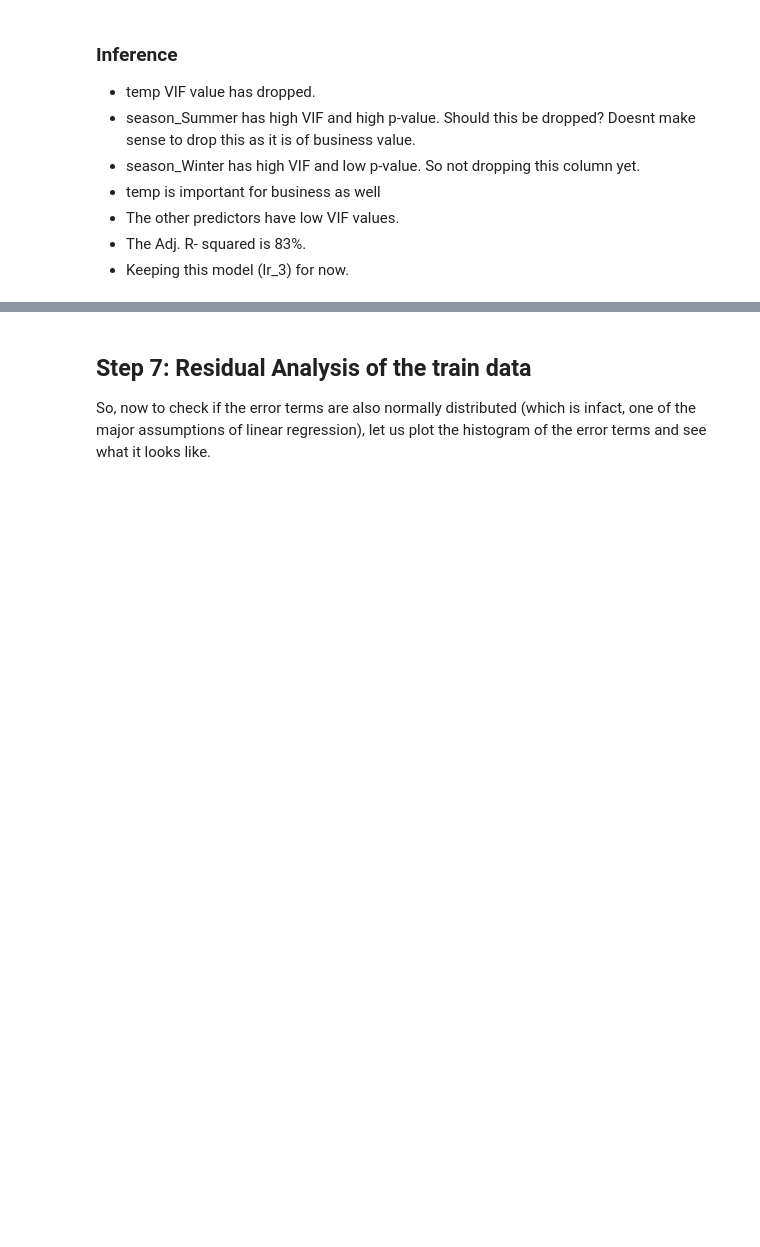
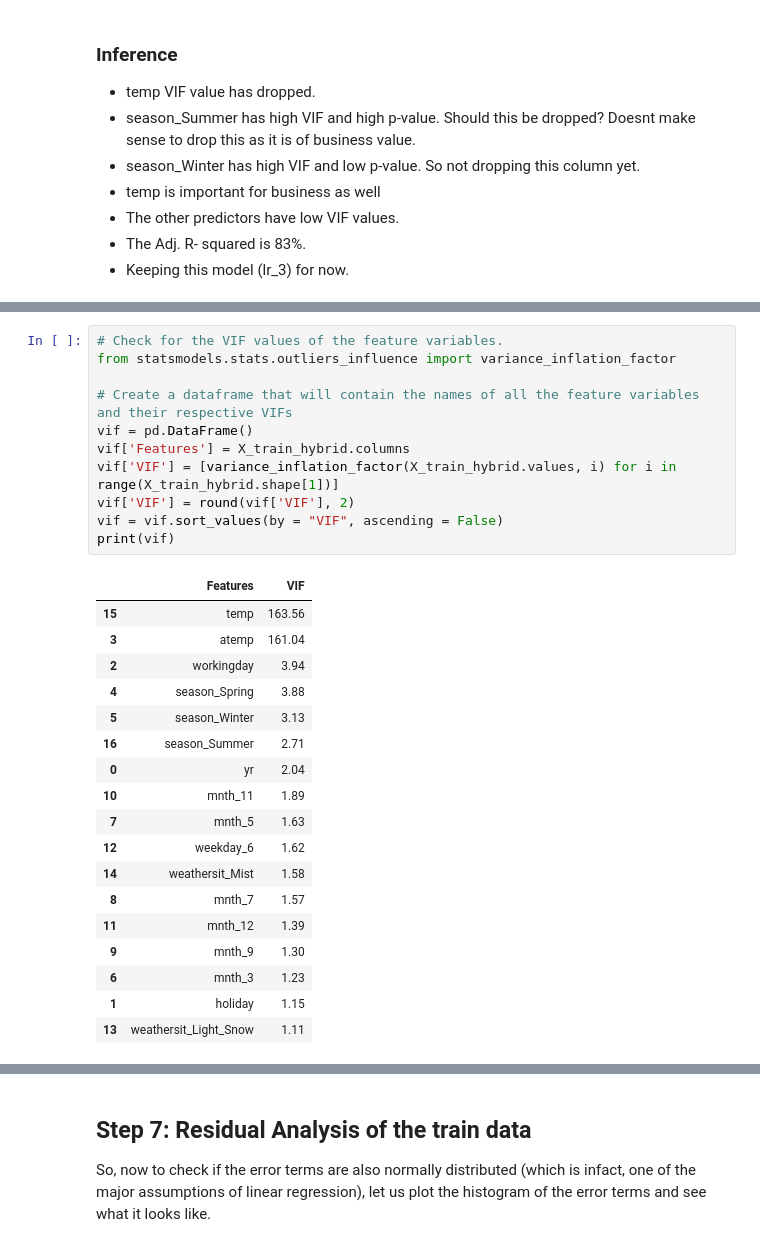
Before and after one commit to kishore-n-george/multiple-linear-regression, a Jupyter notebook: Multiple+Linear+Regression+Bike+Sharing+Case+Study.ipynb, the cells around one changed output, grey strips where cells are left out. Saved outputs shown, nothing was run; the diff lists cells and outputs as text; blank space fills up the shorter version.

```diff
--- a/Multiple+Linear+Regression+Bike+Sharing+Case+Study.ipynb
+++ b/Multiple+Linear+Regression+Bike+Sharing+Case+Study.ipynb
@@ -616,0 +807,30 @@ vif
+# %%
+# Check for the VIF values of the feature variables.
+from statsmodels.stats.outliers_influence import variance_inflation_factor
+
+# Create a dataframe that will contain the names of all the feature variables and their respective VIFs
+vif = pd.DataFrame()
+vif['Features'] = X_train_hybrid.columns
+vif['VIF'] = [variance_inflation_factor(X_train_hybrid.values, i) for i in range(X_train_hybrid.shape[1])]
+vif['VIF'] = round(vif['VIF'], 2)
+vif = vif.sort_values(by = "VIF", ascending = False)
+print(vif)
+# %% [output]
+|  | Features | VIF |
+| 15 | temp | 163.56 |
+| 3 | atemp | 161.04 |
+| 2 | workingday | 3.94 |
+| 4 | season_Spring | 3.88 |
+| 5 | season_Winter | 3.13 |
+| 16 | season_Summer | 2.71 |
+| 0 | yr | 2.04 |
+| 10 | mnth_11 | 1.89 |
+| 7 | mnth_5 | 1.63 |
+| 12 | weekday_6 | 1.62 |
+| 14 | weathersit_Mist | 1.58 |
+| 8 | mnth_7 | 1.57 |
+| 11 | mnth_12 | 1.39 |
+| 9 | mnth_9 | 1.30 |
+| 6 | mnth_3 | 1.23 |
+| 1 | holiday | 1.15 |
+| 13 | weathersit_Light_Snow | 1.11 |
```
Also changed, not shown: parts of 20 cells of this notebook.
